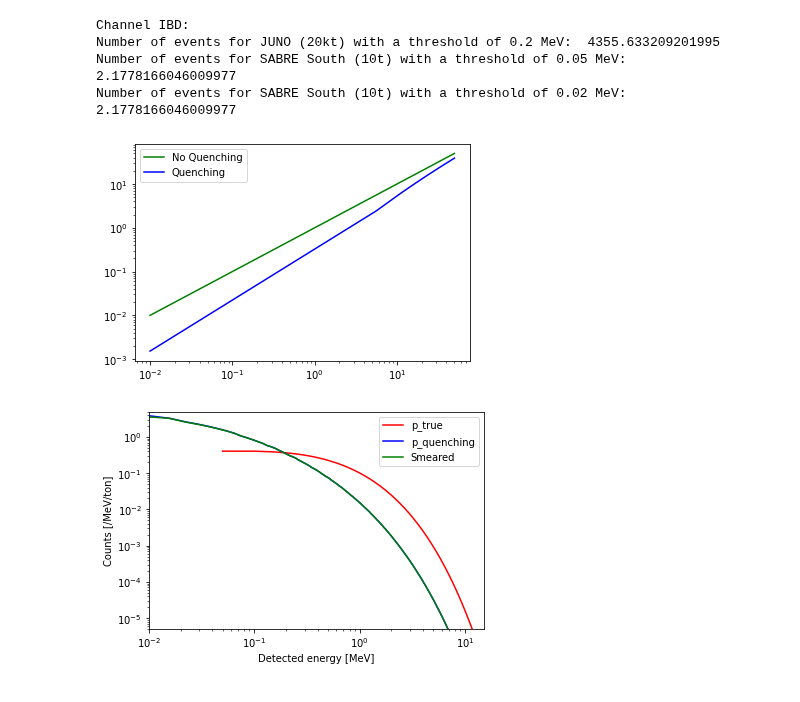
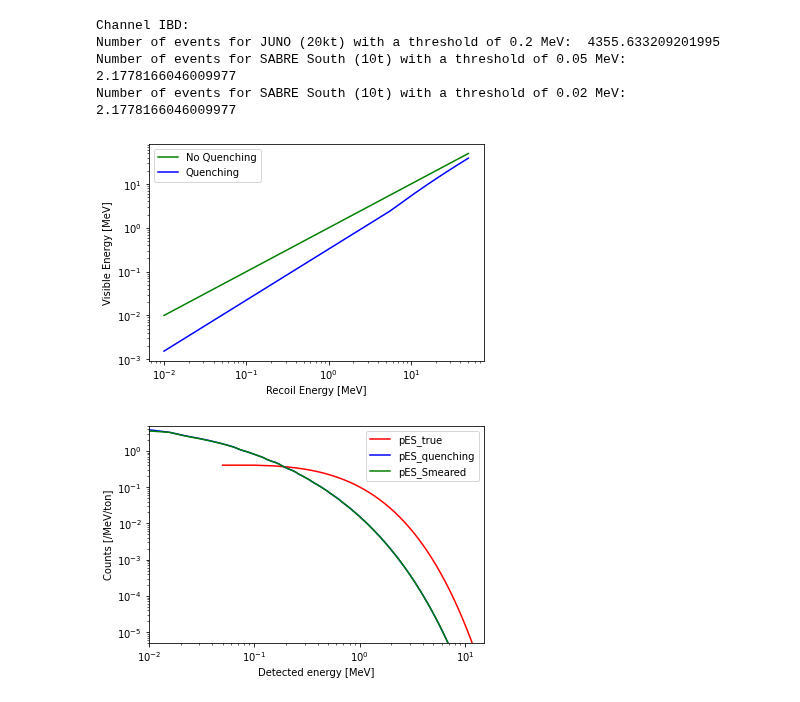
Before and after one commit to mjzurowski/sgm, a Jupyter notebook: Neutrino-LAB-testclass.ipynb, the cells around one changed output. Cells and saved outputs as stored; diff of their text form; code cells hidden in the pictures.

```diff
--- a/Neutrino-LAB-testclass.ipynb
+++ b/Neutrino-LAB-testclass.ipynb
@@ -77,59 +78,62 @@ Number of events for SABRE South (10t) with a threshold of 0.02 MeV:  2.17781660
 # %%
 #define queching effect
 #assuming LAB C6H5CnH2n+1, n=10
 weight_H= 1*(2*10+6)/( 12*(6+10) + 1*(2*10+6))
 weight_C12= 12*(6+10)/( 12*(6+10) + 1*(2*10+6))
-density_LAB=0.863
-def quenching(T):
+density_LAB=0.859 #[g/cm3]
+def quenching_proton(T):
      eloss_file_H=np.loadtxt('snvmodels/p_in_H.dat',skiprows=8)
      eloss_file_C12=np.loadtxt('snvmodels/p_in_C12.dat',skiprows=8)
      eloss_file_energy=eloss_file_H[:,0]
      eloss_file_LAB = (weight_H*eloss_file_H[:,1]+weight_C12*eloss_file_C12[:,1])*density_LAB
 
      dx = 1e-4
      quenching=0
      while T > 0:
          yy = np.interp(T,eloss_file_energy,eloss_file_LAB,right=0)
          dE=yy*dx
          if T > dE:
              quenching += 1/(1+0.01*yy)*dE
              T=T-dE
          else:
              quenching += 1/(1+0.01*yy)*T
              break
      return quenching
 T = np.linspace(0.01,50,10)
 
-T_p = [quenching(i) for i in T]
+T_p = [quenching_proton(i) for i in T]
 plt.plot(T,T,'g',label=r'No Quenching')
 plt.plot(T,T_p,'b',label=r'Quenching')
+plt.xlabel(r"Recoil Energy [MeV]")
+plt.ylabel(r"Visible Energy [MeV]")
 plt.yscale('log')
 plt.xscale('log')
 plt.legend()
-plt.savefig('fig/pES_quenching.pdf',format='pdf')
+plt.savefig('fig/proton_quenching.pdf',format='pdf')
 # %% [output]
-[figure, old version]
+[figure, new version]
 # %%
+#neutrino proton elastic scattering
 num=1000
-Ed_pES = np.linspace(0,50,num+1)[1:]# Nuclear recoil energy, units of keV
-Ed_pES_eV = Ed_pES*MeV # Nuclear recoil energy, units of keV
+Ed_pES = np.linspace(0,50,num+1)[1:]# Nuclear recoil energy, units of MeV
+Ed_pES_eV = Ed_pES*MeV # convert nuclear recoil energy into eV
 #true recoil energy spectrum
 rate_supernova_pES=np.array([(Model.dRdEd(Ev_eV,Edi,12*MeV,'pES','supernova_e')+Model.dRdEd(Ev_eV,Edi,14*MeV,'pES','supernova_ea')+4*Model.dRdEd(Ev_eV,Edi,16*MeV,'pES','supernova_mu'))*MeV for Edi in Ed_pES_eV])
-plt.plot(Ed_pES,rate_supernova_pES,label='p_true',color='r')
+plt.plot(Ed_pES,rate_supernova_pES,label='pES_true',color='r')
 
 
 #queching effect
-Ed_q=np.array([quenching(i) for i in Ed_pES])
+Ed_q=np.array([quenching_proton(i) for i in Ed_pES])
 dEddEd_q = np.gradient(Ed_pES)/np.gradient(Ed_q)
 rate_supernova_pES_quenched=rate_supernova_pES*dEddEd_q
-plt.plot(Ed_q,rate_supernova_pES_quenched,label='p_quenching',color='b')
+plt.plot(Ed_q,rate_supernova_pES_quenched,label='pES_quenching',color='b')
 
 #gaussian smearing
 smeared_pES=np.zeros(num)
 for i in range(num):
     t =np.arange(i-num+1,i+1)
     smeared_pES[i]= -np.trapz(rate_supernova_pES_quenched[i-t]*g(Ed_q[i]-Ed_q[i-t],0,0.03*np.sqrt(Ed_q[i-t])),Ed_q[i-t])
-plt.plot(Ed_q, smeared_pES, label='Smeared',color='g')
+plt.plot(Ed_q, smeared_pES, label='pES_Smeared',color='g')
 
 
 plt.xscale('log')
@@ -141,5 +145,5 @@ plt.xlabel(r"Detected energy [MeV]")
 plt.ylabel(r"Counts [/MeV/ton]")
 plt.savefig('fig/pES_quenching_total.pdf',format='pdf')
 # %% [output]
-[figure, old version]
+[figure, new version]
 # %%
```
Also changed, not shown: parts of 11 cells of this notebook, 4 other files.
